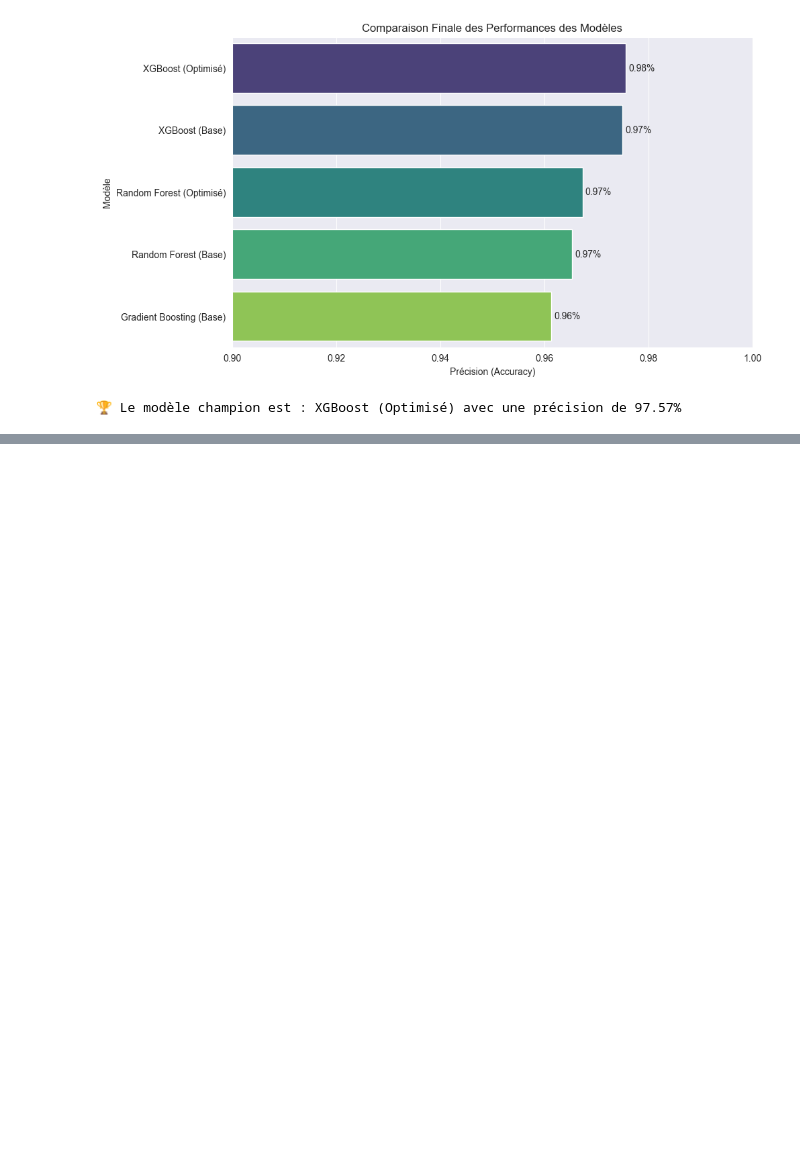
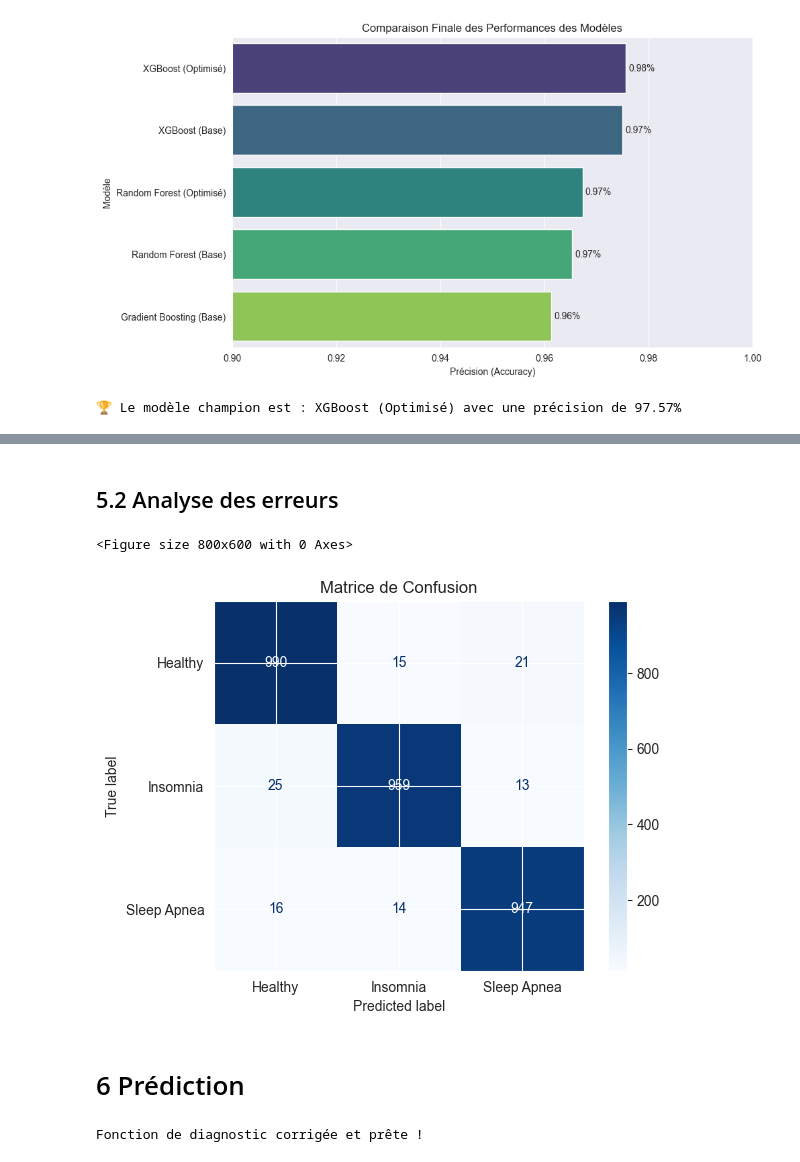
Before and after one commit to marvynlevin/sleepDeprivation, a Jupyter notebook: P1sleepDeprivation.ipynb, the cells around one changed output, grey strips where cells are left out. Cells and saved outputs as stored; diff of their text form; code cells hidden in the pictures; blank space fills up the shorter version.

```diff
--- a/P1sleepDeprivation.ipynb
+++ b/P1sleepDeprivation.ipynb
@@ -626,0 +683,66 @@ print(f"\n🏆 Le modèle champion est : {gagnant['Modèle']} avec une précisio
+# %% [markdown]
+## 5.2 Analyse des erreurs
+# %%
+from sklearn.metrics import confusion_matrix, ConfusionMatrixDisplay
+
+# Calcul de la matrice
+cm = confusion_matrix(y_test, y_pred)
+
+# Affichage
+plt.figure(figsize=(8, 6))
+# le.classes_ permet d'afficher les vrais noms (None, Insomnia, Sleep Apnea) au lieu de 0, 1, 2
+disp = ConfusionMatrixDisplay(confusion_matrix=cm, display_labels=le.classes_)
+disp.plot(cmap='Blues', values_format='d')
+plt.title('Matrice de Confusion')
+plt.show()
+# %% [output]
+<Figure size 800x600 with 0 Axes>
+[figure, added]
+# %% [markdown]
+# 6 Prédiction
+# %%
+import pandas as pd
+import numpy as np
+
+def diagnostiquer_patient(age, gender, occupation, sleep_duration, quality_sleep,
+                          physical_activity, stress_level, bmi_category,
+                          heart_rate, daily_steps, systolic, diastolic):
+
+    # 1. Création des données brutes
+    data = {
+        'Age': [age],
+        'Gender': [gender],
+        'Occupation': [occupation],
+        'Sleep Duration': [sleep_duration],
+        'Quality of Sleep': [quality_sleep],
+        'Physical Activity Level': [physical_activity],
+        'Stress Level': [stress_level],
+        'BMI Category': [bmi_category],
+        'Heart Rate': [heart_rate],
+        'Daily Steps': [daily_steps],
+        'Systolic': [systolic],
+        'Diastolic': [diastolic]
+    }
+
+    new_patient_df = pd.DataFrame(data)
+
+    # 2. TRADUCTION (C'est l'étape qui manquait)
+    # On utilise le 'preprocessor' déjà entraîné pour transformer le texte en chiffres
+    # comme lors de l'entraînement
+    try:
+        new_patient_transformed = preprocessor.transform(new_patient_df)
+    except Exception as e:
+        return f"Erreur lors de la transformation des données : {str(e)}"
+
+    # 3. Prédiction
+    try:
+        prediction_code = grid_search.best_estimator_.predict(new_patient_transformed)
+        # 4. Décodage (0 -> None, 1 -> Sleep Apnea...)
+        diagnostic = le.inverse_transform(prediction_code)
+        return diagnostic[0]
+    except Exception as e:
+        return f"Erreur lors de la prédiction : {str(e)}"
+
+print("Fonction de diagnostic corrigée et prête !")
+# %% [output]
+Fonction de diagnostic corrigée et prête !
```
Also changed, not shown: parts of 6 cells of this notebook.
